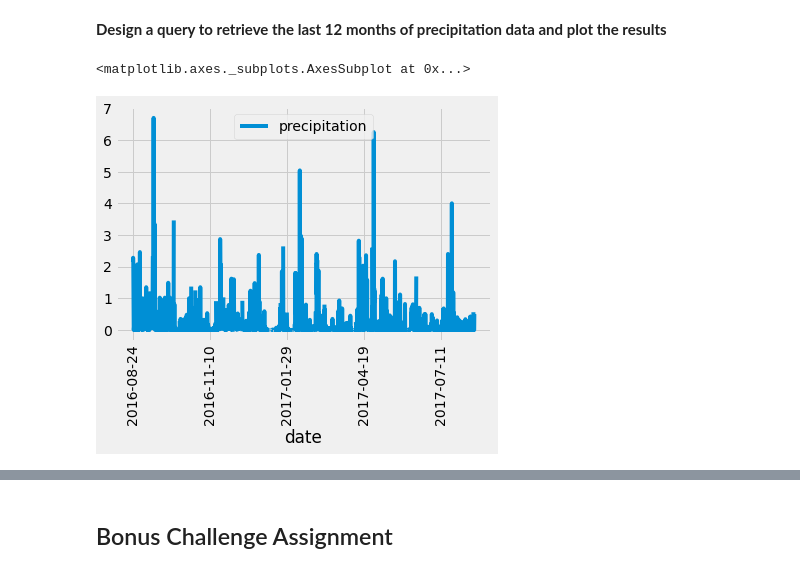
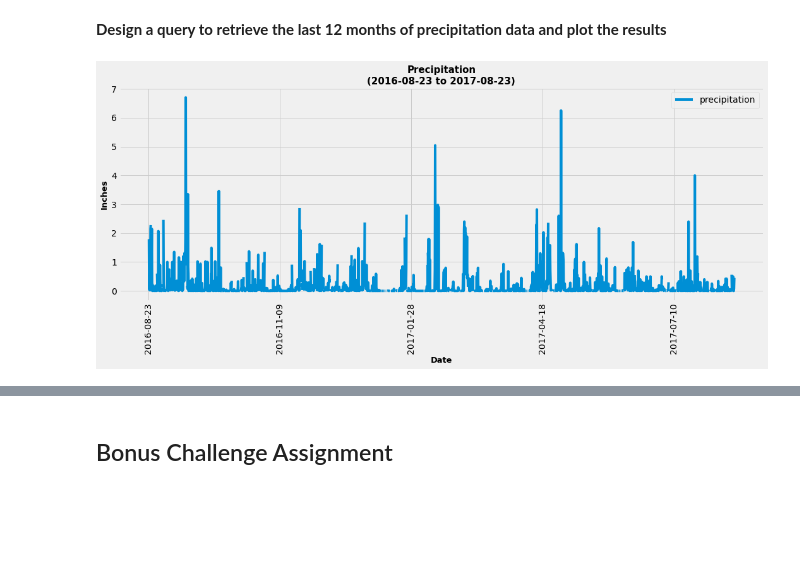
Before and after one commit to abpuccini/sqlalchemy-challenge, a Jupyter notebook: climate_honolulu.ipynb, the cells around one changed output, grey strips where cells are left out. Saved outputs shown, nothing was run; the diff lists cells and outputs as text; code cells hidden in the pictures; blank space fills up the shorter version.

```diff
--- a/climate_honolulu.ipynb
+++ b/climate_honolulu.ipynb
@@ -44,47 +44,42 @@ session = Session(engine)
 **Design a query to retrieve the last 12 months of precipitation data and plot the results**
 # %%
 # Calculate the date 1 year ago from the last data point in the database
-
 # Last data point
-last_date_data = engine.execute('SELECT max(date) FROM measurement').first()
+last_date_query = session.query(Measurement.date).order_by(Measurement.date.desc()).first()
 last_date_str = last_date_data[0]
 last_date = dt.datetime.strptime(last_date_str, '%Y-%m-%d').date()
 
 # 1 year ago from the last data point
-yr_frm_last_date = last_date - dt.timedelta(days=365)
-yr_frm_last_date_str = yr_frm_last_date.strftime('%Y-%m-%d')
+yr_ago_date = last_date - dt.timedelta(days=365)
+yr_ago_date_str = yr_ago_date.strftime('%Y-%m-%d')
 # %%
 # Perform a query to retrieve the data and precipitation scores
 prcp_12m = session.query(Measurement.date, Measurement.prcp)\
-                    .filter(Measurement.date < last_date_str)\
-                    .filter(Measurement.date > yr_frm_last_date_str).all()
+                    .filter(Measurement.date <= last_date_str)\
+                    .filter(Measurement.date >= yr_ago_date_str).all()
 
 # Save the query results as a Pandas DataFrame and set the index to the date column
 prcp_12m_df = pd.DataFrame(prcp_12m, columns=['date', 'precipitation']).set_index('date')
 
 # Sort the dataframe by date
 prcp_12m_df_sorted =  prcp_12m_df.sort_index()
 
 # Use Pandas Plotting with Matplotlib to plot the data
-# prcp_12m_df_sorted.plot(kind='bar', rot=90, figsize=(23,7))
+pd_bar_prcp_12m = prcp_12m_df_sorted.plot(kind='line', rot=90, figsize=(15,7), grid=True)
 
-prcp_12m_df_sorted.plot(rot=90)
 # Set x/y label, title
-# plt.title(f'Precipitation\n({yr_frm_last_date_str} to {last_date_str})', fontweight = 'bold')
-# plt.xlabel('Date', fontweight = 'bold')
-# plt.ylabel('Inches', fontweight = 'bold')
-# # plt.xticks(prcp_12m_df_sorted.index())
-# plt.grid()
-# plt.tight_layout()
+plt.title(f'Precipitation\n({yr_ago_date_str} to {last_date_str})', fontweight = 'bold', size=15)
+plt.xlabel('Date', fontweight = 'bold', size=13)
+plt.ylabel('Inches', fontweight = 'bold', size=13)
+plt.tight_layout()
 
-# # Save bar graph to Images folder
-# # pd_bar_prcp_12m.figure.savefig('Images/pd_bar_prcp_12m.png')
+# Save bar graph to Images folder
+pd_bar_prcp_12m.figure.savefig('Images/pd_bar_prcp_12m.png')
 
-# # Present the bar chart
-# plt.show()
+# Present the bar chart
+plt.show()
 
-# # To close pyplot
-# plt.close()
+# To close pyplot
+plt.close()
 # %% [output]
-<matplotlib.axes._subplots.AxesSubplot at 0x...>
-[figure, old version]
+[figure, new version]
```
Also changed, not shown: parts of 9 cells of this notebook, 1 other file.
